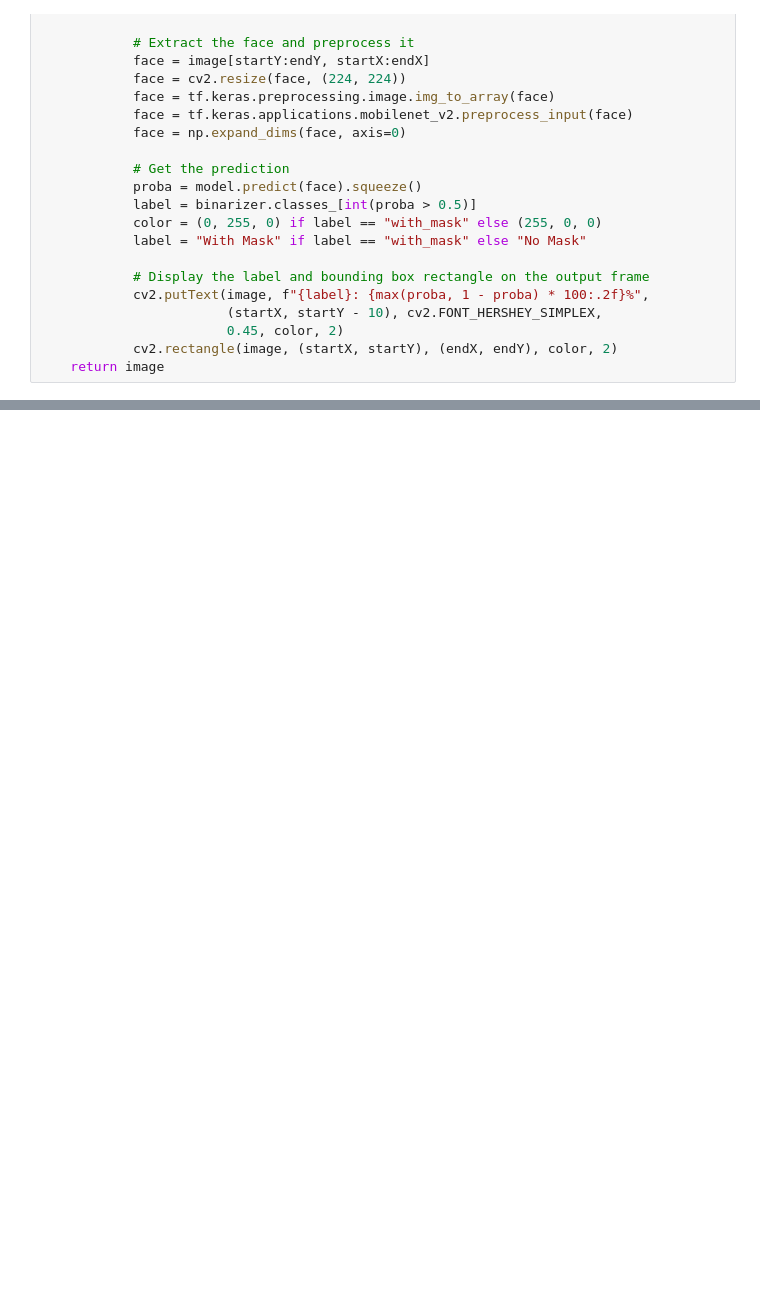
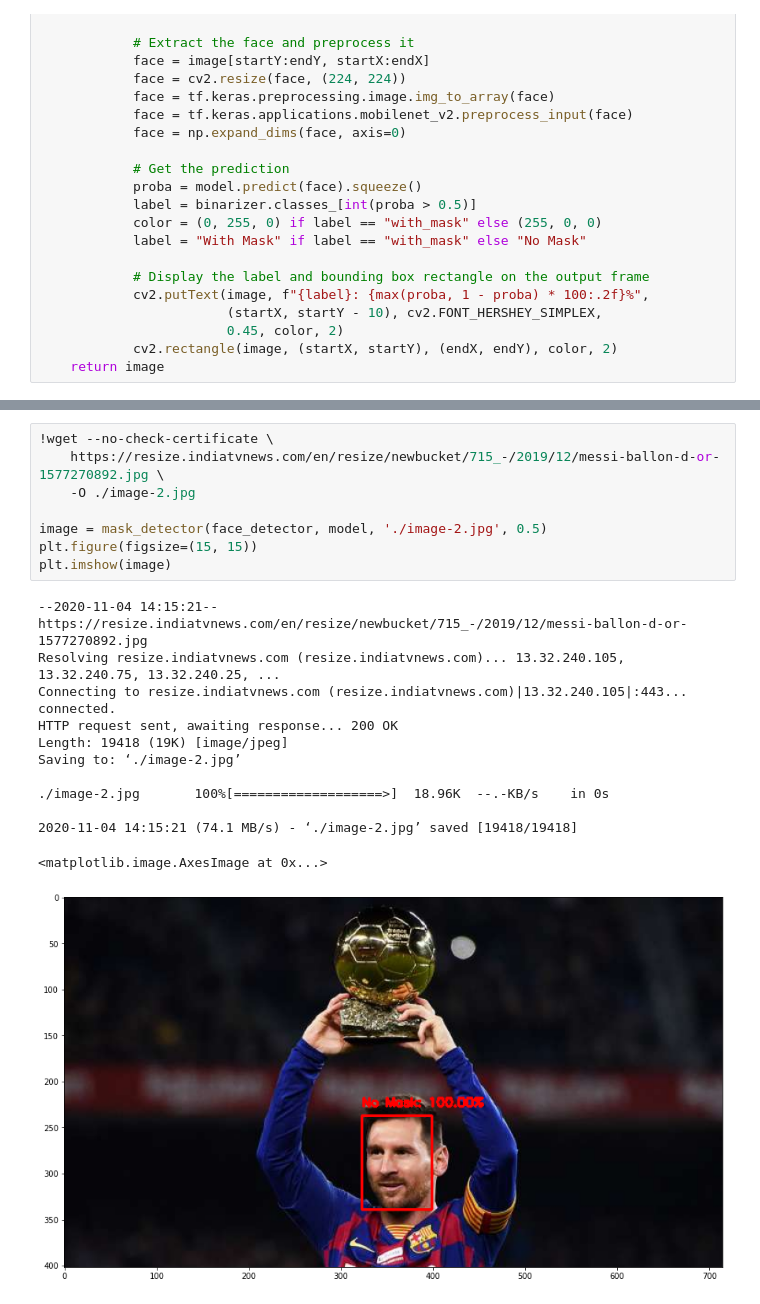
Before and after one commit to dksifoua/Face-Mask-Detector, a Jupyter notebook: Face Mask Detector.ipynb, the cells around one changed output, grey strips where cells are left out. Drawn from its saved outputs; the diff is of its cells as text; blank space fills up the shorter version.

```diff
--- a/Face Mask Detector.ipynb
+++ b/Face Mask Detector.ipynb
@@ -270,0 +275,21 @@ for i, url in enumerate(urls):
+# %%
+!wget --no-check-certificate \
+    https://resize.indiatvnews.com/en/resize/newbucket/715_-/2019/12/messi-ballon-d-or-1577270892.jpg \
+    -O ./image-2.jpg
+
+image = mask_detector(face_detector, model, './image-2.jpg', 0.5)
+plt.figure(figsize=(15, 15))
+plt.imshow(image)
+# %% [output]
+--2020-11-04 14:15:21--  https://resize.indiatvnews.com/en/resize/newbucket/715_-/2019/12/messi-ballon-d-or-1577270892.jpg
+Resolving resize.indiatvnews.com (resize.indiatvnews.com)... 13.32.240.105, 13.32.240.75, 13.32.240.25, ...
+Connecting to resize.indiatvnews.com (resize.indiatvnews.com)|13.32.240.105|:443... connected.
+HTTP request sent, awaiting response... 200 OK
+Length: 19418 (19K) [image/jpeg]
+Saving to: ‘./image-2.jpg’
+
+./image-2.jpg       100%[===================>]  18.96K  --.-KB/s    in 0s
+
+2020-11-04 14:15:21 (74.1 MB/s) - ‘./image-2.jpg’ saved [19418/19418]
+<matplotlib.image.AxesImage at 0x...>
+[figure, added]
```
Also changed, not shown: parts of 12 cells of this notebook.
